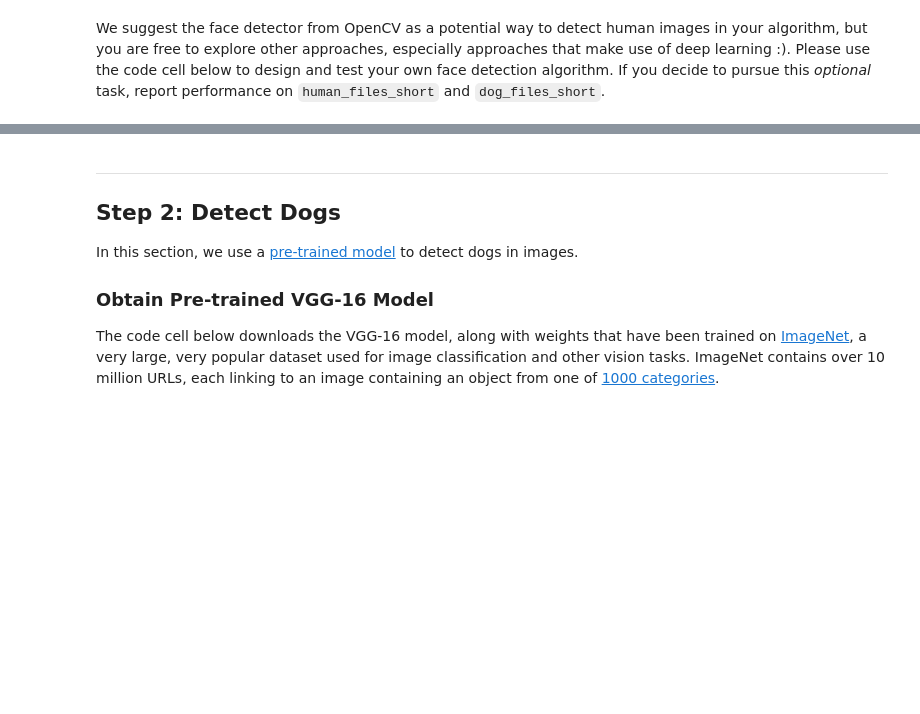
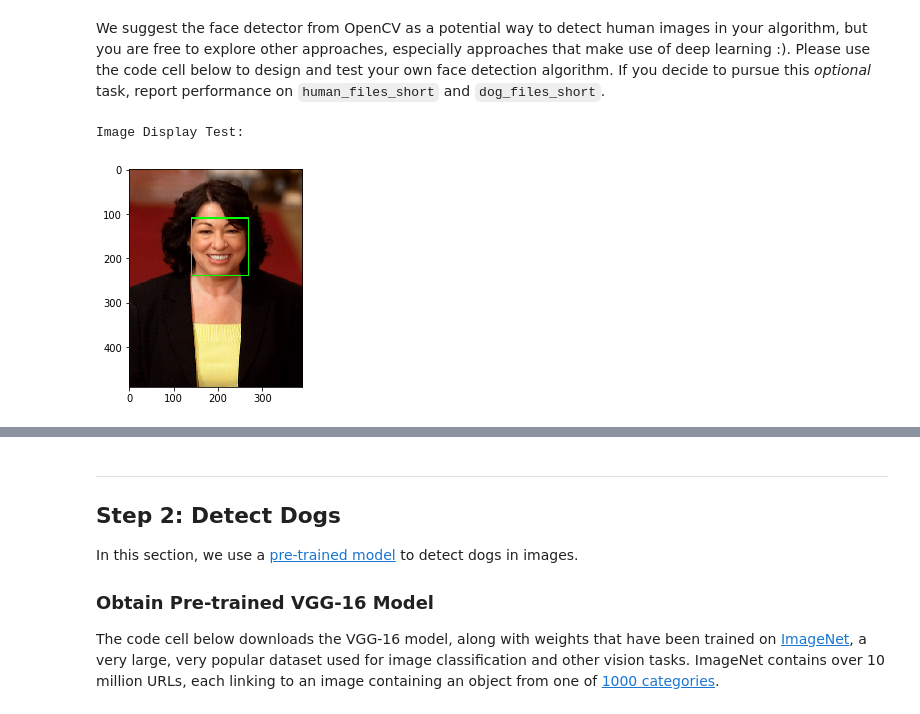
Before and after one commit to jujbates/Dog-Breed-Classification, a Jupyter notebook: dog_app.ipynb, the cells around one changed output, grey strips where cells are left out. Saved outputs shown, nothing was run; the diff lists cells and outputs as text; code cells hidden in the pictures; blank space fills up the shorter version.

```diff
--- a/dog_app.ipynb
+++ b/dog_app.ipynb
@@ -142,0 +265,78 @@ We suggest the face detector from OpenCV as a potential way to detect human imag
+# %%
+### (Optional)
+### TODO: Test performance of anotherface detection algorithm.
+### Feel free to use as many code cells as needed.
+import face_recognition
+def display_faces_with_rectangle_around_face_fr(img, faces_in_images, rect_color=(0,255,0)):
+    '''
+    Displays a rectangle around the detected faces
+
+    Args:
+        img: an image
+        faces_in_images: list of face locations within the given
+                         image with the following tuple (x, y, width, and height)
+                         of each face
+        rect_color: color of rectangle in rgb tuple
+                    Defaults to (0, 255, 0) Green
+    Returns:
+        None
+    '''
+    for (x,y,w,h) in faces_in_images:
+        # add bounding box to color image
+        cv2.rectangle(img, (y, x), (h, w), rect_color, 2)
+
+    # display the image, along with bounding box
+    plt.imshow(img)
+    plt.show()
+
+
+# returns "True" if face is detected in image stored at img_path
+def face_detector_fr(img_path, display=False):
+    '''
+    Detects a human face
+    Args:
+        img_path: a path to an image
+        display: display image with rectangles around detected faces if True (bool)
+
+    Returns:
+        if there is a human face in the image (bool)
+    '''
+    # Reads in image
+    img = face_recognition.load_image_file(img_path)
+
+    # detects human faces
+    faces = face_recognition.face_locations(img)
+
+    # display faces
+    if display:
+        display_faces_with_rectangle_around_face_fr(img, faces)
+    return len(faces) > 0
+
+example_count = 10
+
+print("Image Display Test:")
+results = face_detector_fr(example_files[0], display=True)
+print(results)
+print()
+print("Example Dataset:")
+for human_img_path in example_files:
+    results = face_detector_fr(human_img_path)
+    print(results)
+
+print()
+print("Human Dataset:")
+for human_img_path in human_files[:example_count]:
+    results = face_detector_fr(human_img_path)
+    print(results)
+
+print()
+print("Dog Dataset:")
+for dog_img_path in dog_files[:example_count]:
+    results = face_detector_fr(dog_img_path)
+    if results:
+        print("{}\tUse the commented function 'display_faces_with_rectangle_around_face' to further understand results.\n\tFound in 'face_detection declaration.'".format(results))
+    else:
+        print(results)
+# %% [output]
+Image Display Test:
+[figure, added]
```
Also changed, not shown: parts of 12 cells of this notebook, 1 other file.
